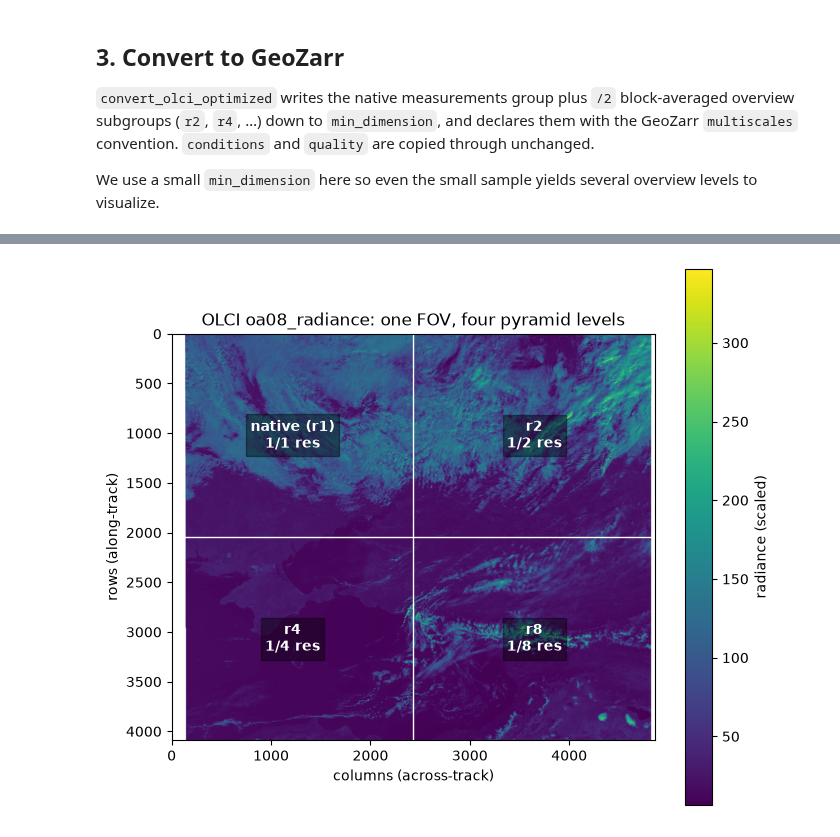
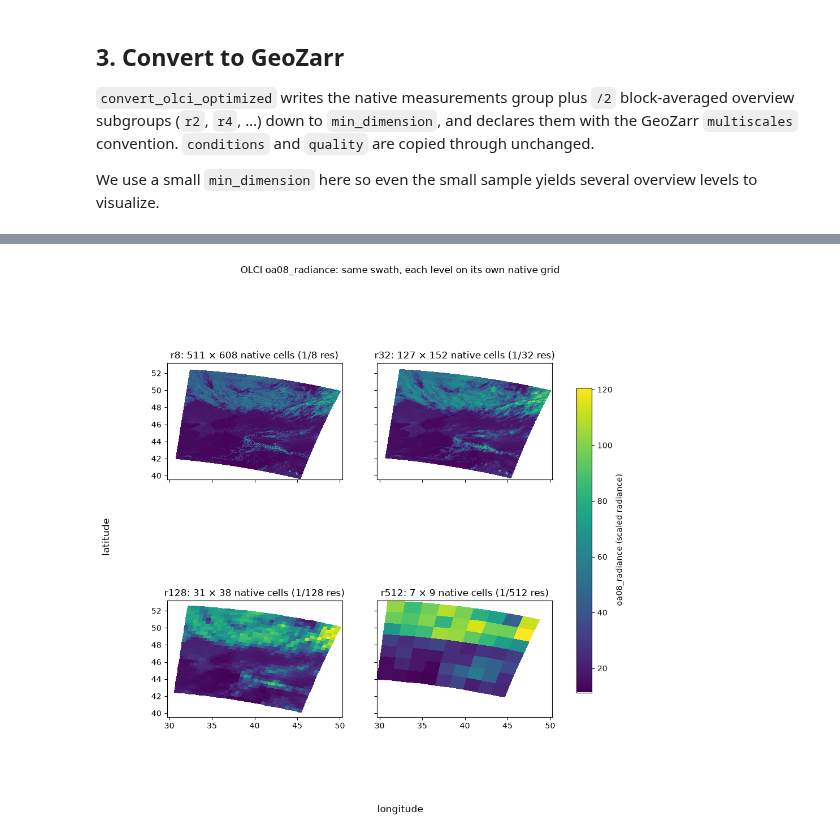
Before and after one commit to shollendEODC/data-model, a Jupyter notebook: docs/notebooks/sentinel3_olci_geozarr.ipynb, the cells around one changed output, grey strips where cells are left out. Cells and saved outputs as stored; diff of their text form; code cells hidden in the pictures.

```diff
--- a/docs/notebooks/sentinel3_olci_geozarr.ipynb
+++ b/docs/notebooks/sentinel3_olci_geozarr.ipynb
@@ -157,13 +171,13 @@ for display.
 BAND = "oa08_radiance"  # ~665 nm (red); good visual contrast
 
 
-def read_level(level: str) -> xr.DataArray:
+def read_level(level: str) -> xr.Dataset:
+    """Open one pyramid level as a Dataset (band + its decimated lat/lon)."""
     group = "measurements" if level == "." else f"measurements/{level}"
-    ds = xr.open_dataset(output_path, engine="zarr", group=group)
-    return ds[BAND]
+    return xr.open_dataset(output_path, engine="zarr", group=group, consolidated=False)
 
 
-level_arrays = {lvl: read_level(lvl) for lvl in levels}
-for lvl, arr in level_arrays.items():
-    print(f"{lvl:>4}: shape {tuple(arr.shape)}")
+level_datasets = {lvl: read_level(lvl) for lvl in levels}
+for lvl, ds in level_datasets.items():
+    print(f"{lvl:>4}: shape {tuple(ds[BAND].shape)}")
 # %% [output]
@@ -212,52 +206,34 @@ next coarser level available (clamped to the coarsest if fewer exist).
 # %%
-def to_native_grid(arr: xr.DataArray, ny: int, nx: int) -> np.ndarray:
-    """Nearest-neighbour upsample a (rows, columns) array to (ny, nx)."""
-    a = np.asarray(arr.values, dtype=float)
-    row_idx = (np.arange(ny) * a.shape[0] // ny).clip(0, a.shape[0] - 1)
-    col_idx = (np.arange(nx) * a.shape[1] // nx).clip(0, a.shape[1] - 1)
-    return a[np.ix_(row_idx, col_idx)]
+# Pick four levels: the finest that is still cheap to draw as quads, through
+# the coarsest available (deduplicated for small fixture inputs).
+MAX_CELLS = 600_000
+candidates = [lvl for lvl in levels if level_datasets[lvl][BAND].size <= MAX_CELLS]
+pick = sorted(set(np.linspace(0, len(candidates) - 1, 4).round().astype(int)))
+show_levels = [candidates[i] for i in pick]
+print("Levels shown:", show_levels)
 
-
-native = level_arrays["."]
-ny, nx = native.shape
-hy, hx = ny // 2, nx // 2
-
-# Choose four levels (native + up to three coarser), clamped to what exists.
-chosen = [levels[min(i, len(levels) - 1)] for i in range(4)]
-
-# Build a single canvas: each quadrant upsampled from its chosen level.
-canvas = np.empty((ny, nx), dtype=float)
-quadrants = {
-    (slice(0, hy), slice(0, hx)): chosen[0],   # top-left
-    (slice(0, hy), slice(hx, nx)): chosen[1],  # top-right
-    (slice(hy, ny), slice(0, hx)): chosen[2],  # bottom-left
-    (slice(hy, ny), slice(hx, nx)): chosen[3], # bottom-right
-}
-for (rsl, csl), lvl in quadrants.items():
-    full = to_native_grid(level_arrays[lvl], ny, nx)
-    canvas[rsl, csl] = full[rsl, csl]
-
-fig, ax = plt.subplots(figsize=(7, 7))
-im = ax.imshow(canvas, cmap="viridis")
-ax.axhline(hy - 0.5, color="white", lw=1)
-ax.axvline(hx - 0.5, color="white", lw=1)
-labels = {
-    (hx / 2, hy / 2): chosen[0],
-    (hx + hx / 2, hy / 2): chosen[1],
-    (hx / 2, hy + hy / 2): chosen[2],
-    (hx + hx / 2, hy + hy / 2): chosen[3],
-}
-for (x, y), lvl in labels.items():
+fig, axes = plt.subplots(2, 2, figsize=(11, 10), sharex=True, sharey=True)
+for ax in axes.flat[len(show_levels) :]:
+    ax.set_visible(False)
+for ax, lvl in zip(axes.flat, show_levels):
+    ds = level_datasets[lvl]
+    band = ds[BAND]
+    # This level's own decimated coordinates: the native grid of the level.
+    mesh = ax.pcolormesh(
+        ds["longitude"],
+        ds["latitude"],
+        band,
+        cmap="viridis",
+        shading="nearest",
+        rasterized=True,
+    )
     res = 1 if lvl == "." else int(lvl[1:])
-    name = "native (r1)" if lvl == "." else lvl
-    ax.text(
-        x, y, f"{name}\n1/{res} res", color="white", ha="center", va="center",
-        fontweight="bold", bbox={"facecolor": "black", "alpha": 0.4, "pad": 3},
-    )
-ax.set_title(f"OLCI {BAND}: one FOV, four pyramid levels")
-ax.set_xlabel("columns (across-track)")
-ax.set_ylabel("rows (along-track)")
-fig.colorbar(im, ax=ax, shrink=0.8, label="radiance (scaled)")
-plt.tight_layout()
+    name = "native" if lvl == "." else lvl
+    ax.set_title(f"{name}: {band.shape[0]} × {band.shape[1]} native cells (1/{res} res)")
+    ax.set_aspect("equal")
+fig.supxlabel("longitude")
+fig.supylabel("latitude")
+fig.colorbar(mesh, ax=axes, shrink=0.7, label=f"{BAND} (scaled radiance)")
+fig.suptitle(f"OLCI {BAND}: same swath, each level on its own native grid")
 plt.show()
 # %% [output]
@@ -264,2 +241,2 @@ plt.show()
-[figure, old version]
+[figure, new version]
 # %% [markdown]
```
Also changed, not shown: parts of 8 cells of this notebook.
